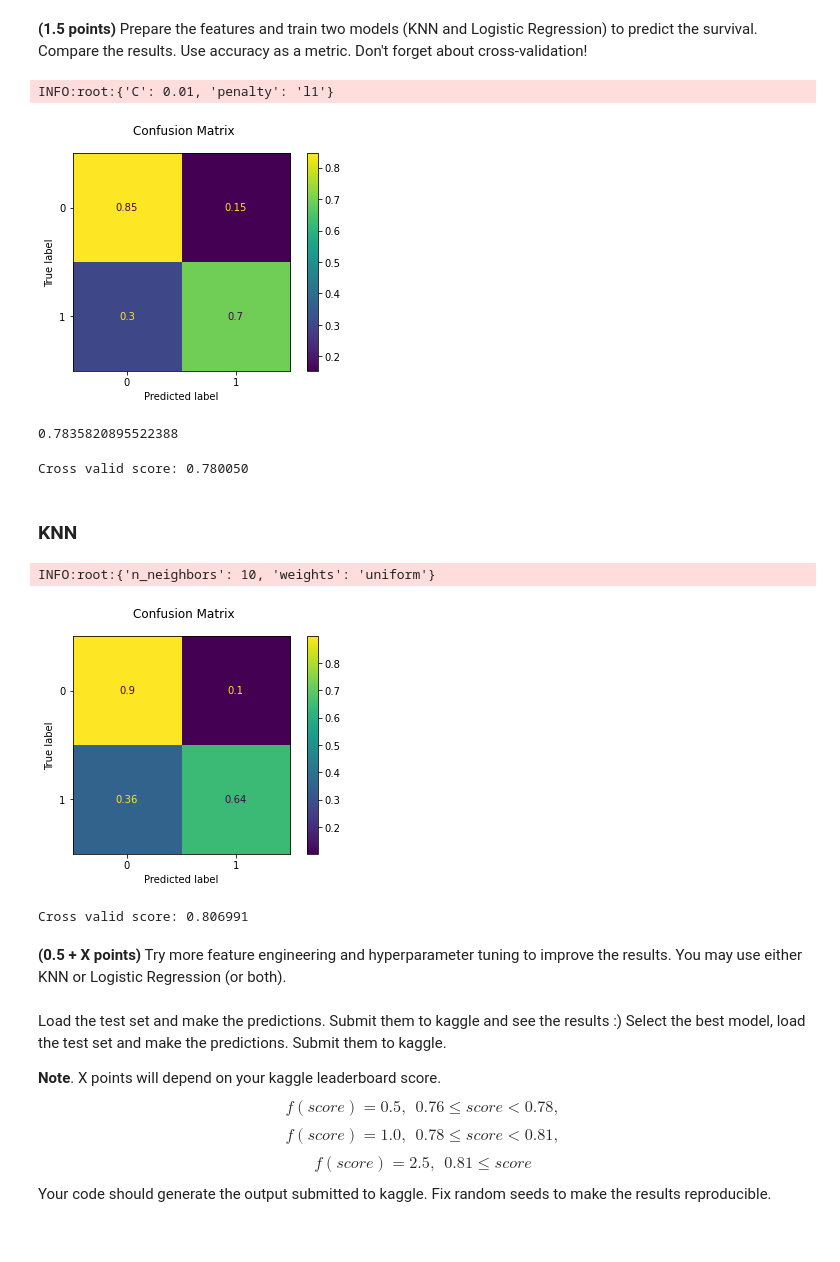
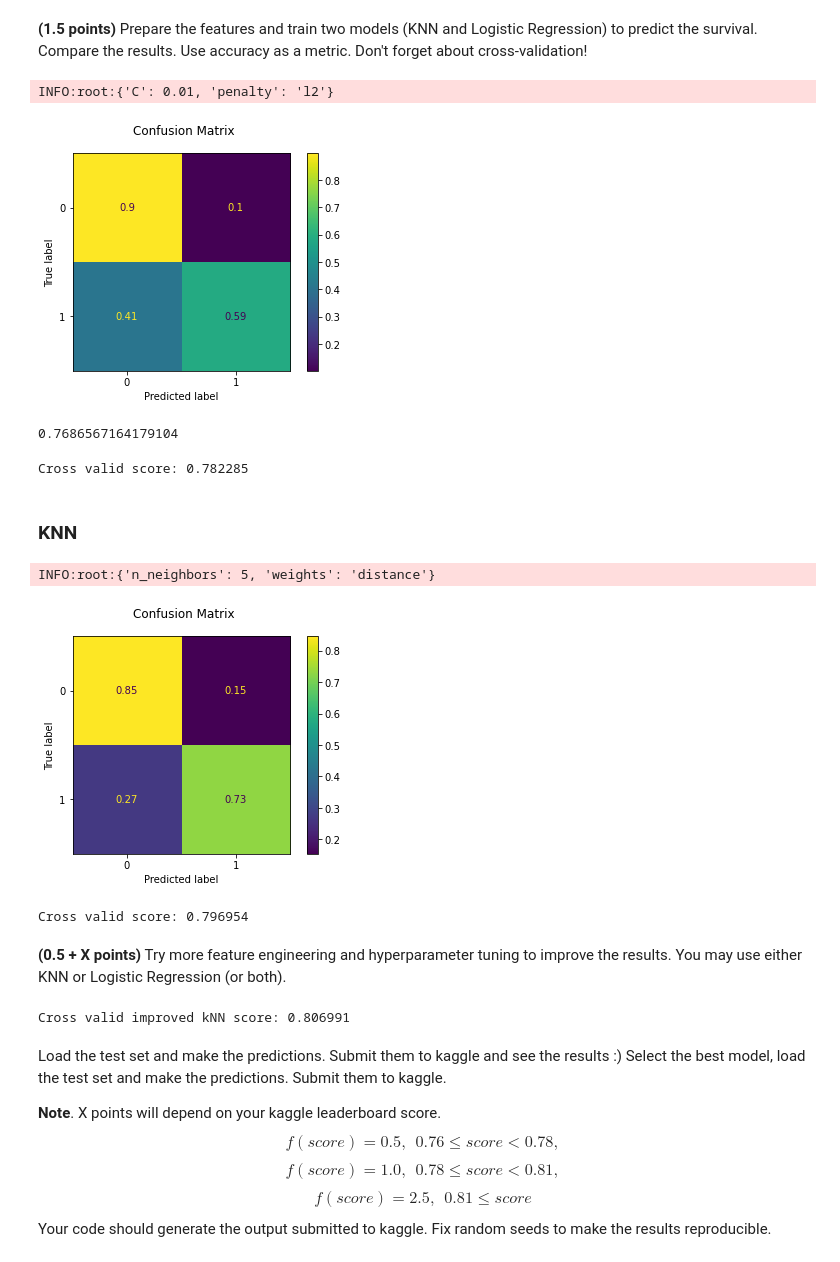
Before and after one commit to YakovGrischenko/rss-ml-intro, a Jupyter notebook: 5_classification_linear_knn/classification.ipynb, the cells around one changed output. Cells and saved outputs as stored; diff of their text form; code cells hidden in the pictures.

```diff
--- a/5_classification_linear_knn/classification.ipynb
+++ b/5_classification_linear_knn/classification.ipynb
@@ -283,7 +286,7 @@ def fit_plot_confusion(clf, X_train, y_train, X_test, y_test):
 
     return clf.best_estimator_, {"mean": mean, "std": std}
 # %%
-features_list = ['Age', 'Pclass', 'Sex_number', 'Port_number', 'SibSp', 'Parch']
+features_list = ['Age', 'Pclass', 'Sex_number', 'Port_number']
 
 data = pd.read_csv(os.path.join(PATH, 'titanic', 'train.csv')).set_index('PassengerId')
 data.fillna({'Age': data['Age'].mean()*2}, inplace=True)
@@ -294,10 +297,9 @@ data['Sex_number'] = data.apply(lambda x: 0 if x['Sex'] == 'female' else 1 , axi
 data['Port_number'] = data.apply(lambda x: 0 if x['Embarked'] == 'Q' else 0.5 if x['Embarked'] == 'S' else 1 , axis=1)
 
 
-#print(data.groupby('Sex_number').count().max(axis=1))
 
 y = data['Survived']
-X_or = data[features_list] #   #
+X_or = data[features_list]
 
 def My_Suer_Simple_Scaler(data):
     return ((data - data.mean())/data.std()).values
@@ -314,35 +316,66 @@ lr_best_clf, lr_stats = fit_plot_confusion(lr_clf, X_train, y_train, X_test, y_t
 y_pred = lr_best_clf.predict(X_test)
 metrics.accuracy_score(y_pred, y_test)
 # %% [output]
-INFO:root:{'C': 0.01, 'penalty': 'l1'}
+INFO:root:{'C': 0.01, 'penalty': 'l2'}
-[figure, old version]
+[figure, new version]
-0.7835820895522388
+0.7686567164179104
 # %%
 print('Cross valid score: {:f}'.format(cross_val_score(lr_clf, X,
                                                            y, scoring='accuracy', cv=10).mean()))
 # %% [output]
-Cross valid score: 0.780050
+Cross valid score: 0.782285
 # %% [markdown]
 ### KNN
 # %%
-knn_param_grid = {'n_neighbors': [1, 2, 3, 5, 10, 30, 40], 'weights': ['uniform', 'distance']}
+knn_param_grid = {'n_neighbors': [1, 2, 3, 5], 'weights': ['uniform', 'distance']}
 knn_clf = GridSearchCV(KNeighborsClassifier(n_jobs=-1), knn_param_grid)
 
 knn_best_clf, knn_stats = fit_plot_confusion(knn_clf, X_train, y_train, X_test, y_test)
 #print(X_test)
 y_pred = knn_best_clf.predict(X_test)
 metrics.accuracy_score(y_pred=y_pred, y_true=y_test )
 
 print('Cross valid score: {:f}'.format(cross_val_score(knn_clf, X,
                                                            y, scoring='accuracy', cv=10).mean()))
 # %% [output]
-INFO:root:{'n_neighbors': 10, 'weights': 'uniform'}
+INFO:root:{'n_neighbors': 5, 'weights': 'distance'}
-[figure, old version]
+[figure, new version]
-Cross valid score: 0.806991
+Cross valid score: 0.796954
 # %% [markdown]
 **(0.5 + X points)** Try more feature engineering and hyperparameter tuning to improve the results. You may use either KNN or Logistic Regression (or both).
 # %%
 ## your code
+
+#change some hyperparameters
+knn_param_grid = {'n_neighbors': [1, 2, 3, 5, 10, 30, 40], 'weights': ['uniform', 'distance']}
+knn_clf = GridSearchCV(KNeighborsClassifier(n_jobs=-1), knn_param_grid)
+
+#add two new features : , 'SibSp', 'Parch'
+features_list = ['Age', 'Pclass', 'Sex_number', 'Port_number', 'SibSp', 'Parch']
+
+y = data['Survived']
+X_or = data[features_list]
+
+#scale all params with custom scaller
+X=My_Suer_Simple_Scaler(X_or)
+
+
+X_train, X_test, y_train, y_test = train_test_split(X, y, test_size=0.15, shuffle=True, random_state=42)
+
+# train kNN for kaggle prediction
+knn_clf.fit(X_train, y_train )
+
+knn_best_clf = knn_clf.best_estimator_
+
+
+y_pred = knn_best_clf.predict(X_test)
+metrics.accuracy_score(y_pred=y_pred, y_true=y_test )
+
+print('Cross valid improved kNN score: {:f}'.format(cross_val_score(knn_clf, X,
+                                                           y, scoring='accuracy', cv=10).mean()))
+
+#prepare test data for kaggle
+
 data_test_for_kg = pd.read_csv(os.path.join(PATH, 'titanic', 'test.csv')).set_index('PassengerId')
 
 data_test_for_kg.fillna({'Age': data_test_for_kg['Age'].mean()*2}, inplace=True)
@@ -359,6 +392,8 @@ X_test_scaled=My_Suer_Simple_Scaler(X_test_or)
 
 # момент истин. рассчитываю используя KNN обученный выше
 y_test_pred = knn_best_clf.predict(X_test_scaled)
+# %% [output]
+Cross valid improved kNN score: 0.806991
 # %% [markdown]
 Load the test set and make the predictions. Submit them to kaggle and see the results :)
 Select the best model, load the test set and make the predictions. Submit them to kaggle.
```
Also changed, not shown: parts of 2 cells of this notebook.
